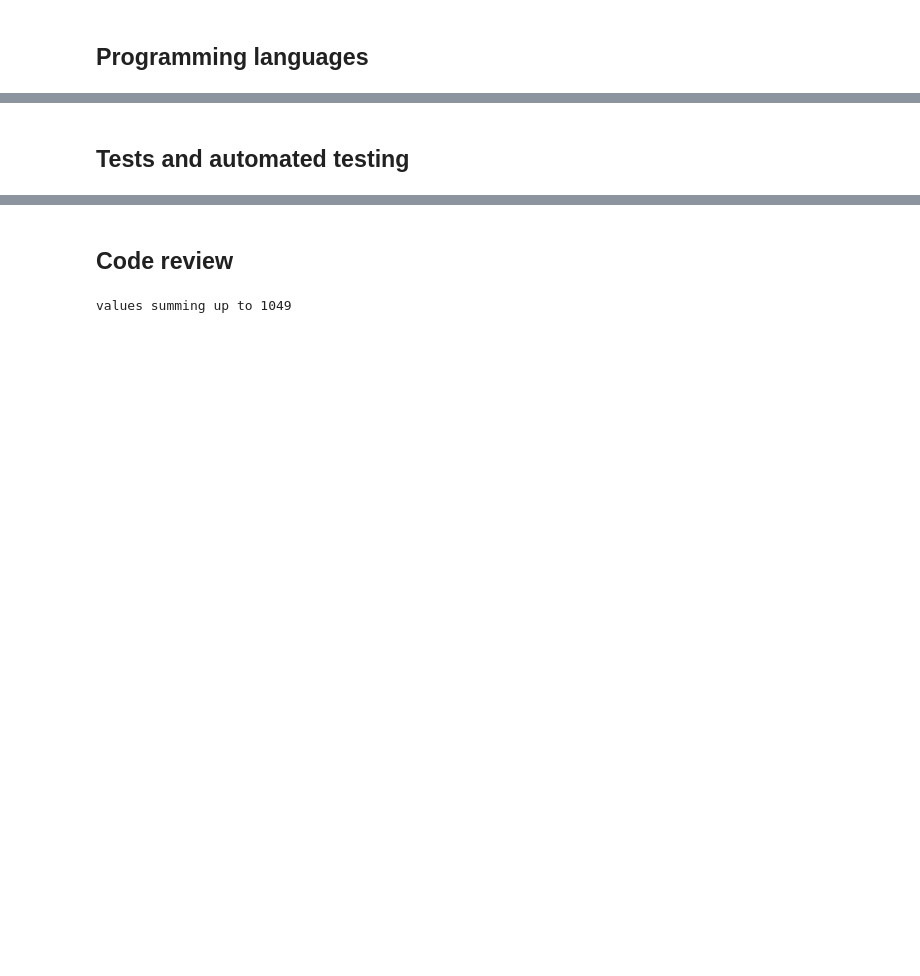
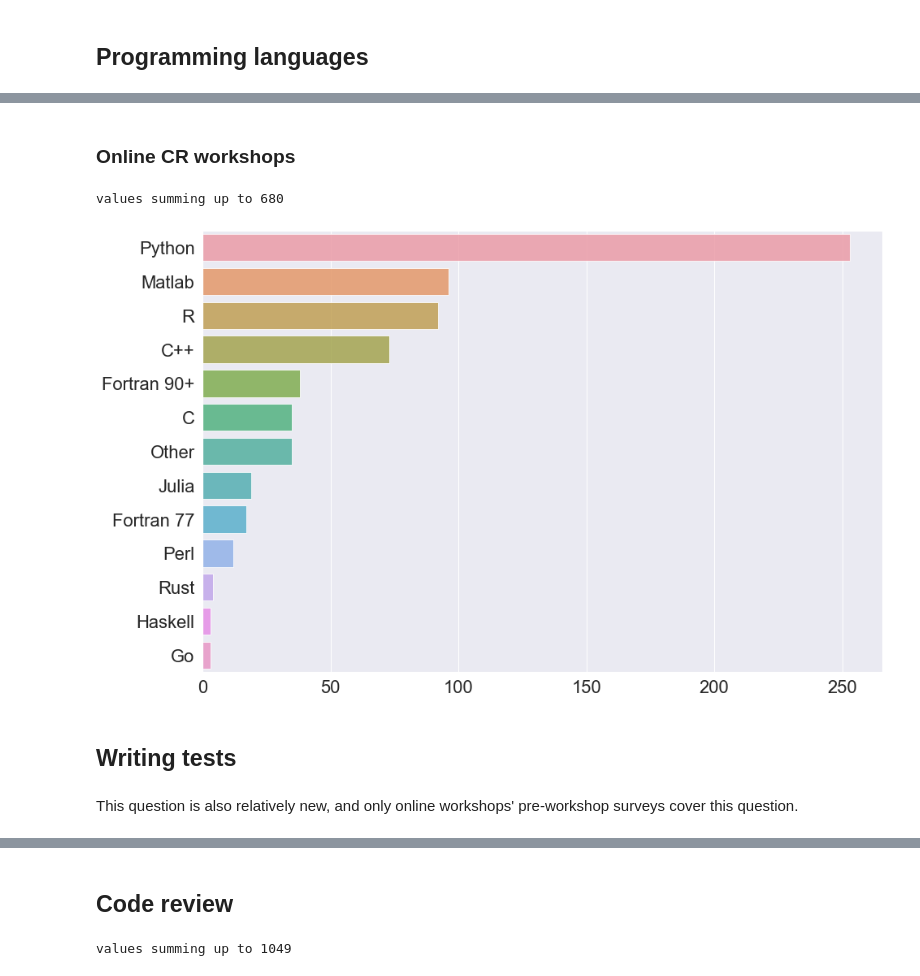
Before and after one commit to coderefinery/pre-workshop-survey, a Jupyter notebook: survey-analysis.ipynb, the cells around one changed output, grey strips where cells are left out. Saved outputs shown, nothing was run; the diff lists cells and outputs as text; code cells hidden in the pictures; blank space fills up the shorter version.

```diff
--- a/survey-analysis.ipynb
+++ b/survey-analysis.ipynb
@@ -147,5 +238,22 @@ values summing up to 1495
-# %% [markdown]
-## Tests and automated testing
+# %% [markdown]
+### Online CR workshops
+# %%
+f, ax = plt.subplots(figsize=(15, 10))
+
+keys, values = extract_counts_online("Which programming languages are you using or will you use in your projects")
+keys, values = split_on_semicolon(keys, values)
+
+sns.barplot(y=keys, x=values, alpha=0.8)
+f.savefig("figures/languages-online.png", bbox_inches = 'tight')
+
+print(f"values summing up to {sum(values)}")
+# %% [output]
+values summing up to 680
+[figure, added]
+# %% [markdown]
+## Writing tests
+# %% [markdown]
+This question is also relatively new, and only online workshops' pre-workshop surveys cover this question.
 # %%
 f, ax = plt.subplots(figsize=(15, 10))
 
```
Also changed, not shown: parts of 44 cells of this notebook, 16 other files.
